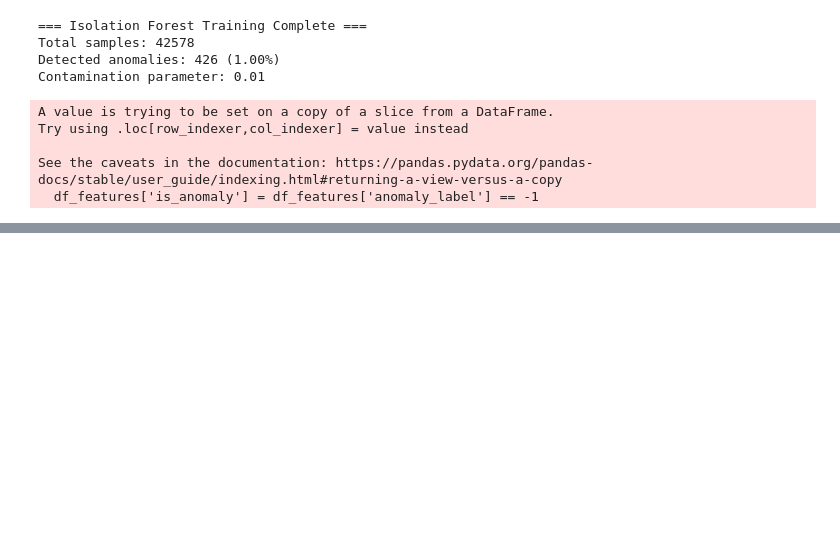
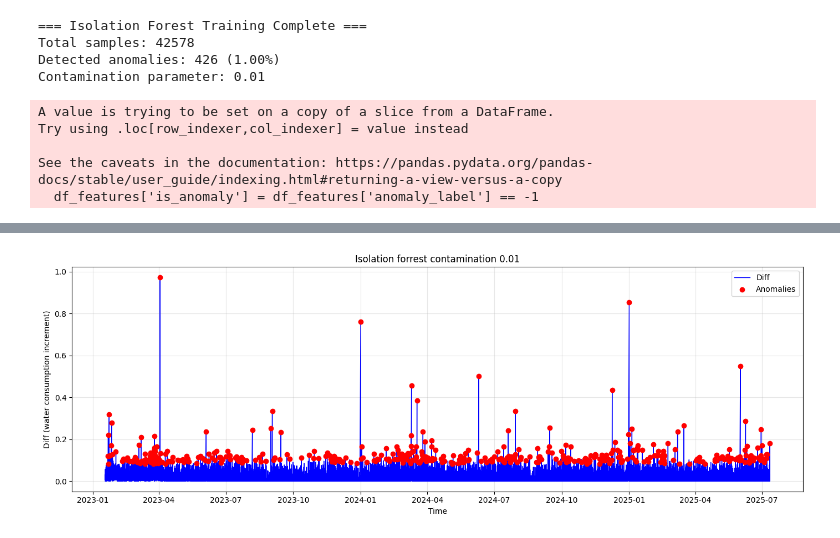
Before and after one commit to andres-cerny/master_thesis, a Jupyter notebook: isolation_forrest/isolation_forrest.ipynb, the cells around one changed output, grey strips where cells are left out. Saved outputs shown, nothing was run; the diff lists cells and outputs as text; code cells hidden in the pictures; blank space fills up the shorter version.

```diff
--- a/isolation_forrest/isolation_forrest.ipynb
+++ b/isolation_forrest/isolation_forrest.ipynb
@@ -95,7 +137,7 @@ def engineer_features_and_train_iforest(df, contamination=0.01, random_state=42)
 #print(anomalies)
 # %%
 df = pd.read_csv('../data_w_diff_001/121771.csv')
-model, df_with_anomalies = engineer_features_and_train_iforest(df, contamination=0.01)
+model, df_with_anomalies_001 = engineer_features_and_train_iforest(df, contamination=0.01)
 # %% [output]
 === Isolation Forest Training Complete ===
 Total samples: 42578
@@ -108,0 +163,4 @@ See the caveats in the documentation: https://pandas.pydata.org/pandas-docs/stab
+# %%
+plot_meter_with_anomalies(df_with_anomalies_001, title="Isolation forrest contamination 0.01")
+# %% [output]
+[figure, added]
```
Also changed, not shown: parts of 10 cells of this notebook.
